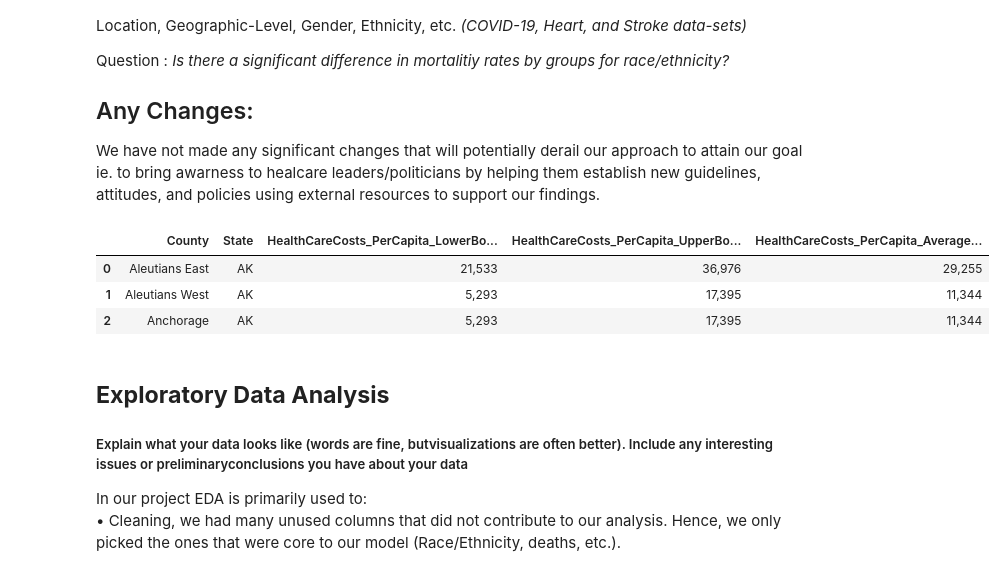
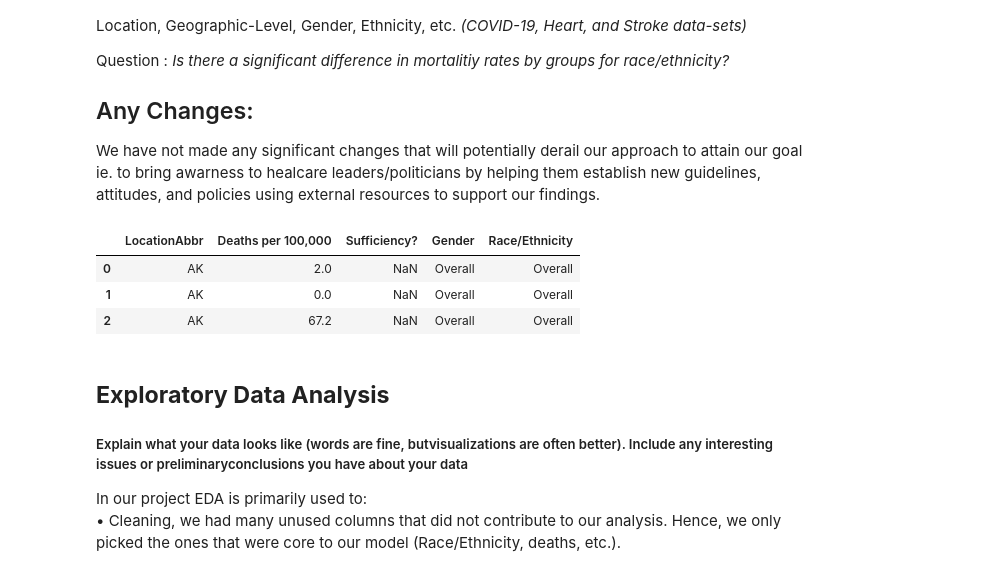
Before and after one commit to uic-cs418/cs418-spring22-quiz-gods, a Jupyter notebook: clean.ipynb, the cells around one changed output. Saved outputs shown, nothing was run; the diff lists cells and outputs as text; code cells hidden in the pictures.

```diff
--- a/clean.ipynb
+++ b/clean.ipynb
@@ -47,27 +39,23 @@ hccDf = removeC(hcc, hccNotUsed)
 # %%
 #We want data analysis to be easy to process and less time to take, so let's clarify some column values and
 #create a legend key to shorten the column values to look through the dataset
 # coviddf = coviddf.rename(columns = {'Non-Hispanic White':'W', 'Non-Hispanic Black or African American': 'B/AA',
 #                        'Non-Hispanic American Indian or Alaska Native':'AIAN', 'Non-Hispanic Asian':'A',
 #                         'Non-Hispanic Native Hawaiian or Other Pacific Islander': 'NH/OPI',
 #                         'Non Hispanic more than one race': 'MultipleRaces', 'Hispanic or Latino' : 'H/L'})
 
 heartDf = heartDf.rename(columns = {'Data_Value': 'Deaths per 100,000', 'Data_Value_Footnote': 'Sufficiency?'
                                ,'Stratification1': 'Gender', 'Stratification2': 'Race/Ethnicity'})
 
 strokeDf = strokeDf.rename(columns = {'Data_Value': 'Deaths per 100,000', 'Data_Value_Footnote': 'Sufficiency?'
                                  ,'Stratification1': 'Gender','Stratification2': 'Race/Ethnicity'})
 
-hccDf = hccDf.rename(columns = {'Name': 'County', 'LowRange($)': 'HealthCareCosts_PerCapita_LowerBound($)'
-                               , 'HighRange($)': 'HealthCareCosts_PerCapita_UpperBound($)'
-                               , 'Average($)': 'HealthCareCosts_PerCapita_AverageBound($)'})
-
-hccDf.head(3)
+strokeDf.head(3)
 # %% [output]
-|  | County | State | HealthCareCosts_PerCapita_LowerBo... | HealthCareCosts_PerCapita_UpperBo... | HealthCareCosts_PerCapita_Average... |
-| 0 | Aleutians East | AK | 21,533 | 36,976 | 29,255 |
-| 1 | Aleutians West | AK | 5,293 | 17,395 | 11,344 |
-| 2 | Anchorage | AK | 5,293 | 17,395 | 11,344 |
+|  | LocationAbbr | Deaths per 100,000 | Sufficiency? | Gender | Race/Ethnicity |
+| 0 | AK | 2.0 | NaN | Overall | Overall |
+| 1 | AK | 0.0 | NaN | Overall | Overall |
+| 2 | AK | 67.2 | NaN | Overall | Overall |
 # %% [markdown]
 ## **Exploratory Data Analysis**
 #####  Explain what your data looks like (words are fine, butvisualizations are often better). Include any interesting issues or preliminaryconclusions you have about your data
```
Also changed, not shown: parts of 2 cells of this notebook, 2 other files.
